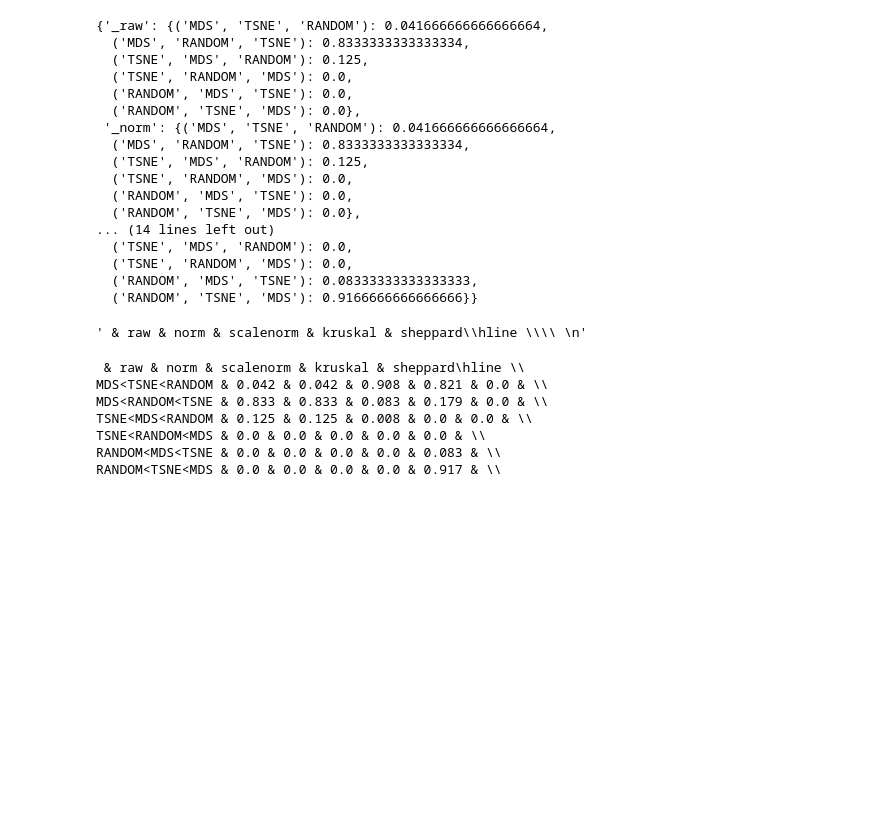
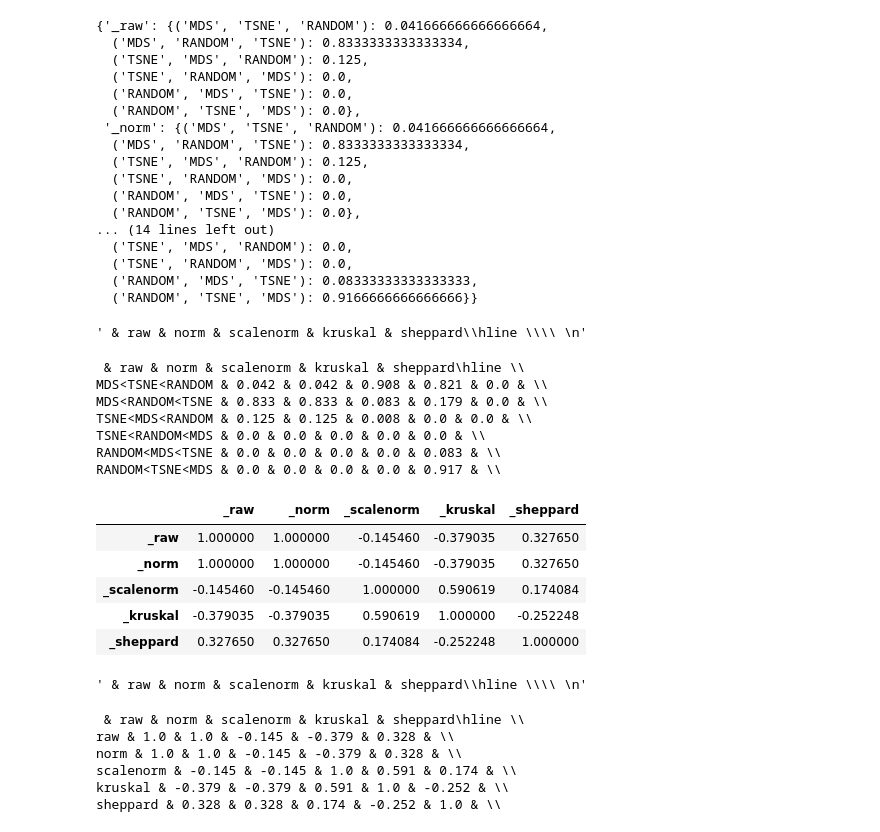
Before and after one commit to KiranSmelser/DR-metrics-and-scale, a Jupyter notebook: analysis.ipynb, the cells around one changed output. Saved outputs shown, nothing was run; the diff lists cells and outputs as text; code cells hidden in the pictures; blank space fills up the shorter version.

Commit message:
Added code to compute correlations between metrics

```diff
--- a/analysis.ipynb
+++ b/analysis.ipynb
@@ -32,5 +50,5 @@ data = data.drop([col for col in data.columns if "UMAP" in col],axis=1)
 # %%
-metric_names = ["_raw", "_norm", "_scalenorm", "_kruskal", "sheppard"]
+metric_names = ["_raw", "_norm", "_scalenorm", "_kruskal", "_sheppard"]
 # %%
 res = dict()
 for mname in metric_names:
@@ -100,3 +118,34 @@ TSNE<MDS<RANDOM & 0.125 & 0.125 & 0.008 & 0.0 & 0.0 & \\
 TSNE<RANDOM<MDS & 0.0 & 0.0 & 0.0 & 0.0 & 0.0 & \\
 RANDOM<MDS<TSNE & 0.0 & 0.0 & 0.0 & 0.0 & 0.083 & \\
 RANDOM<TSNE<MDS & 0.0 & 0.0 & 0.0 & 0.0 & 0.917 & \\
+# %%
+rankings = pd.DataFrame(index=data.index, columns=metric_names)
+for index, row in data.iterrows():
+    for metric in metric_names:
+        values = row.filter(like=metric)
+
+        if metric == "_sheppard":
+            rankings.loc[index, metric] = ', '.join(values.sort_values(
+                ascending=False).index.str.replace(metric, ''))
+        else:
+            rankings.loc[index, metric] = ', '.join(values.sort_values(
+                ascending=True).index.str.replace(metric, ''))
+# %%
+corr_matrix, _ = spearmanr(rankings)
+corr_res = pd.DataFrame(
+    corr_matrix, index=rankings.keys(), columns=rankings.keys())
+# %%
+corr_res
+# %% [output]
+|  | _raw | _norm | _scalenorm | _kruskal | _sheppard |
+| _raw | 1.000000 | 1.000000 | -0.145460 | -0.379035 | 0.327650 |
+| _norm | 1.000000 | 1.000000 | -0.145460 | -0.379035 | 0.327650 |
+| _scalenorm | -0.145460 | -0.145460 | 1.000000 | 0.590619 | 0.174084 |
+| _kruskal | -0.379035 | -0.379035 | 0.590619 | 1.000000 | -0.252248 |
+| _sheppard | 0.327650 | 0.327650 | 0.174084 | -0.252248 | 1.000000 |
+# %%
+stab = " & " + " & ".join(mname.replace("_", "") for mname in metric_names)
+stab += "\\hline \\\\ \n"
+stab
+# %% [output]
+' & raw & norm & scalenorm & kruskal & sheppard\\hline \\\\ \n'
@@ -102,0 +161,9 @@ RANDOM<TSNE<MDS & 0.0 & 0.0 & 0.0 & 0.0 & 0.917 & \\
+# %%
+print(stab)
+# %% [output]
+ & raw & norm & scalenorm & kruskal & sheppard\hline \\
+raw & 1.0 & 1.0 & -0.145 & -0.379 & 0.328 & \\
+norm & 1.0 & 1.0 & -0.145 & -0.379 & 0.328 & \\
+scalenorm & -0.145 & -0.145 & 1.0 & 0.591 & 0.174 & \\
+kruskal & -0.379 & -0.379 & 0.591 & 1.0 & -0.252 & \\
+sheppard & 0.328 & 0.328 & 0.174 & -0.252 & 1.0 & \\
```
Also changed, not shown: parts of 3 cells of this notebook.
